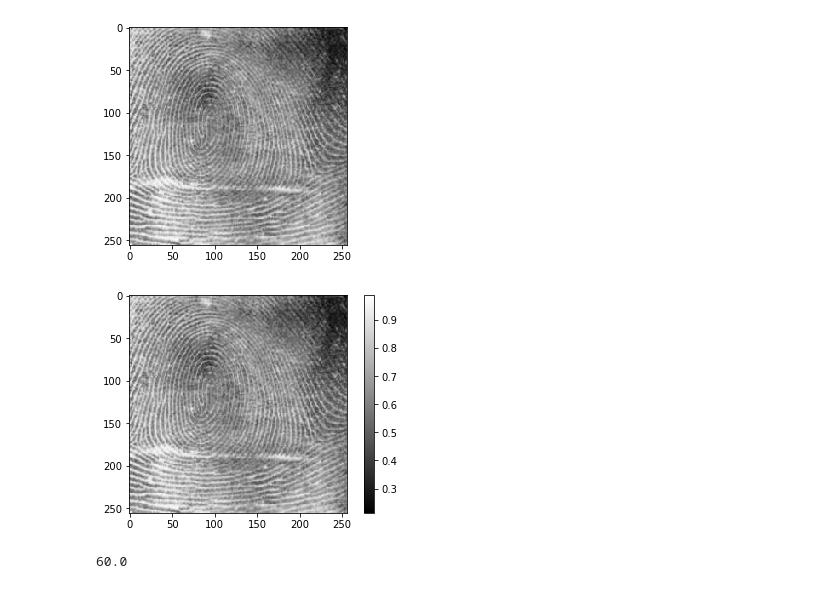
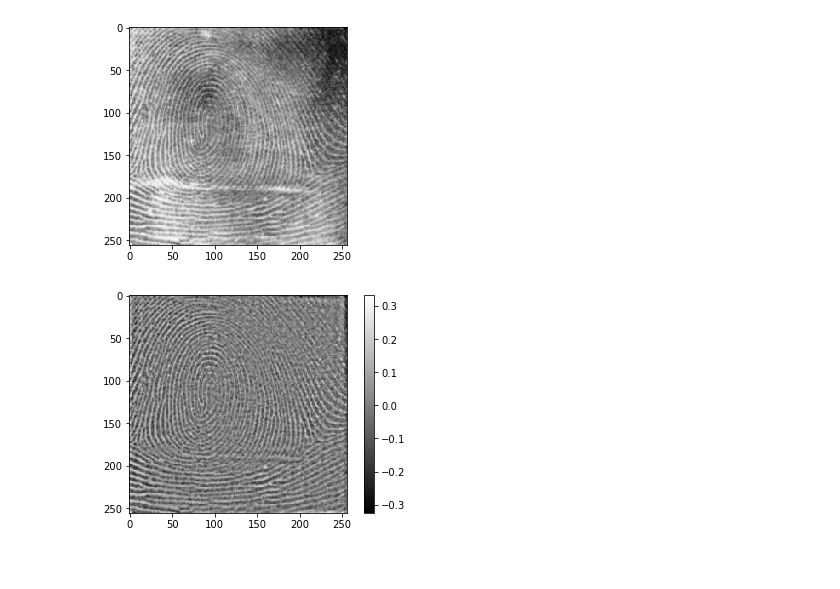
Before and after one commit to cdohl/optik, a Jupyter notebook: Fourier Filtering.ipynb, the cells around one changed output. Drawn from its saved outputs; the diff is of its cells as text; code cells hidden in the pictures.

```diff
--- a/Fourier Filtering.ipynb
+++ b/Fourier Filtering.ipynb
@@ -26,7 +16,7 @@ yy, xx = draw.rectangle(start, extent=extent) #real width 2*w+1
 #yy, xx = draw.circle(128, 128, w) #this is a circle
 img[yy, xx] = 1
 
-filter_diameter=5
+filter_diameter=20
 yy_f, xx_f = draw.circle(127, 127, filter_diameter)
 lowpass[yy_f, xx_f] = 1 #lowpass filter, 1 in the circle, 0 around
 highpass[yy_f, xx_f]= 0 #highpass filter, 0 in the circle, 1 around
@@ -89,13 +79,9 @@ plt.imshow(finger,"gray");
 [figure]
 # %%
 fourier_transformed = np.fft.fftshift(np.fft.fft2(finger))
-fourier_filtered = fourier_transformed * np.ones((256,256)) #<- Here goes your filter
+fourier_filtered = fourier_transformed * lowpass #<- Here goes your filter
 inverse_fourier_transformed = np.fft.ifft2(np.fft.ifftshift(fourier_filtered))
-plt.imshow(np.abs(inverse_fourier_transformed),"gray")
+plt.imshow(finger-np.abs(inverse_fourier_transformed),"gray")
 plt.colorbar();
 # %% [output]
-[figure, old version]
+[figure, new version]
-# %%
-22.5+10+10+6+9.5+2
-# %% [output]
-60.0
```
Also changed, not shown: parts of 4 cells of this notebook, 2 other files.
